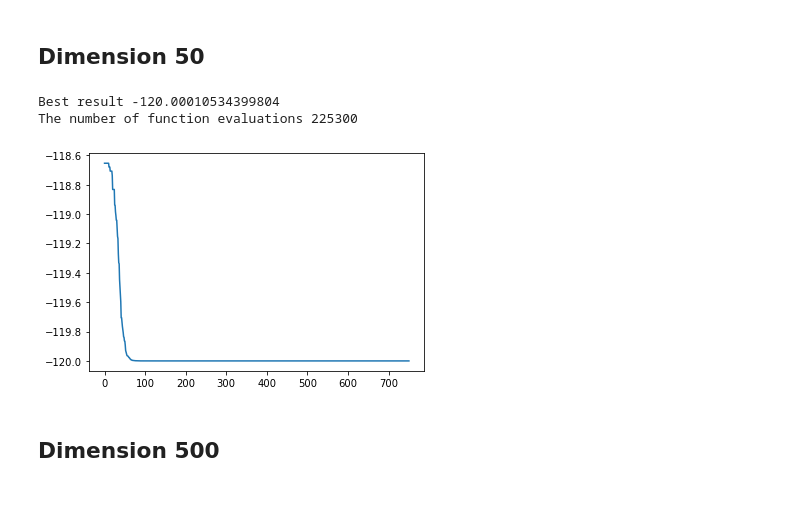
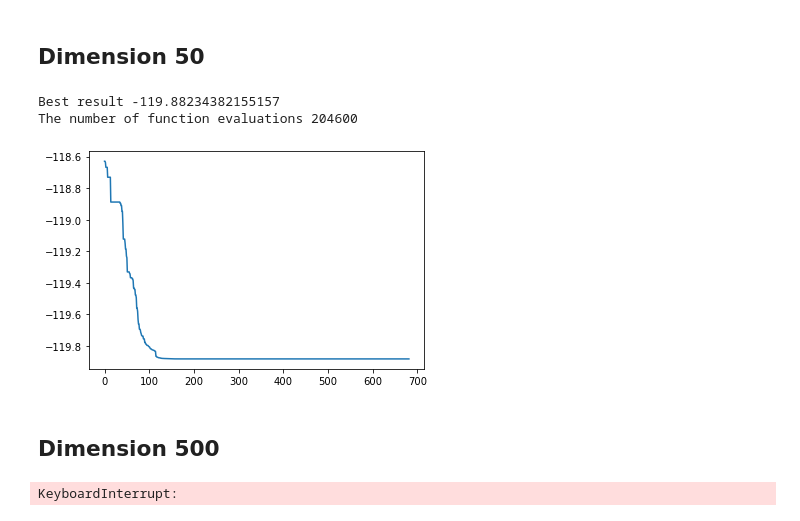
Before and after one commit to FabriceCamilleri/Metaheuristics, a Jupyter notebook: Shifted Ackley’s Function/F6 Shifted Ackley’s Function .ipynb, the cells around one changed output. Drawn from its saved outputs; the diff is of its cells as text; code cells hidden in the pictures.

```diff
--- a/Shifted Ackley’s Function/F6 Shifted Ackley’s Function .ipynb
+++ b/Shifted Ackley’s Function/F6 Shifted Ackley’s Function .ipynb
@@ -38,16 +38,27 @@ class F6_Shifted_Ackley:
 ## Dimension 50
 # %%
 problem=F6_Shifted_Ackley(50, [-100,100])
-swarm=Swarm(problem, numOfParticule=300, w=0.2, c1=1.1, c2=1.8)
+swarm=Swarm(problem, numOfParticule=300, w=0.5, c1=1.1, c2=1.8)
 optimize = Optimize(swarm, epsilon=0, N=300)
 res = optimize.run()
 print ('Best result ' + str(res[0][-1]))
 print ('The number of function evaluations ' + str(res[1]))
 plt.plot(res[0])
 plt.show()
 # %% [output]
-Best result -120.00010534399804
-The number of function evaluations 225300
+Best result -119.88234382155157
+The number of function evaluations 204600
-[figure, old version]
+[figure, new version]
 # %% [markdown]
 ## Dimension 500
+# %%
+problem=F6_Shifted_Ackley(500, [-100,100])
+swarm=Swarm(problem, numOfParticule=3000, w=0.5, c1=1.1, c2=1.8)
+optimize = Optimize(swarm, epsilon=0, N=300)
+res = optimize.run()
+print ('Best result ' + str(res[0][-1]))
+print ('The number of function evaluations ' + str(res[1]))
+plt.plot(res[0])
+plt.show()
+# %% [output]
+KeyboardInterrupt:
```
Also changed, not shown: 3 other files.
